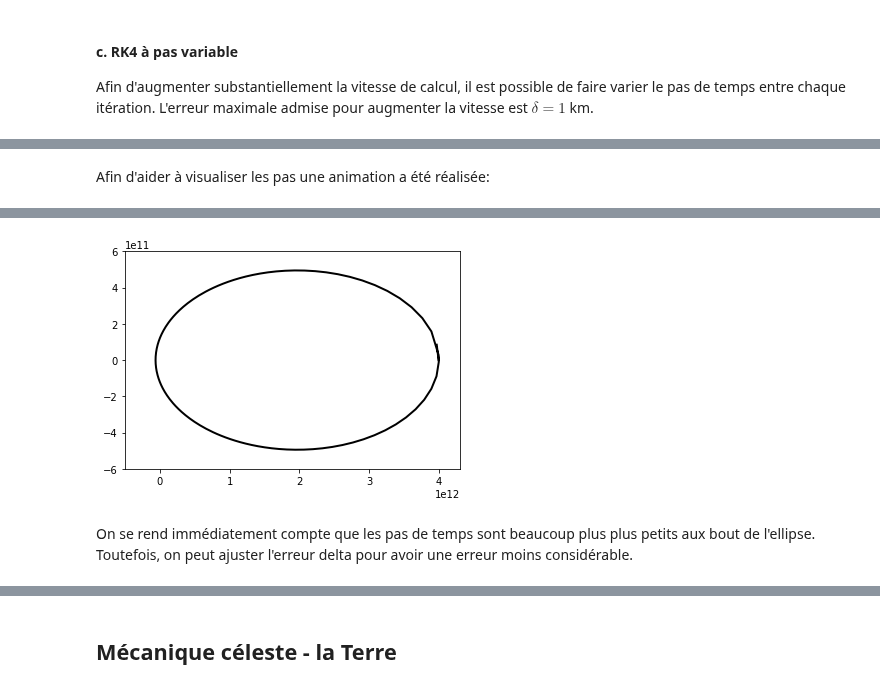
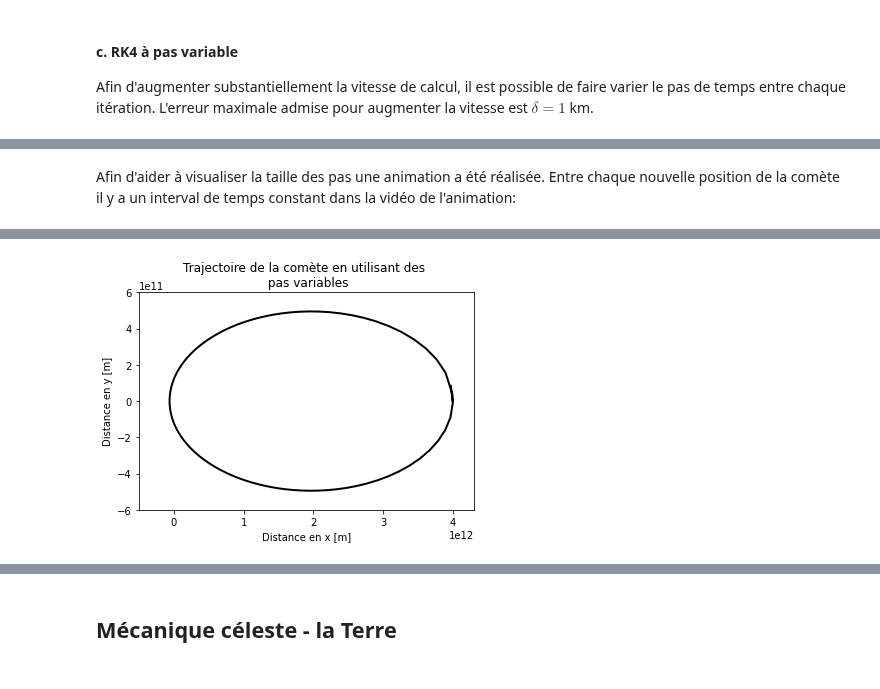
Before and after one commit to essheh/PHYZ_NUM, a Jupyter notebook: TP3/TP3_Boissinnot_Gaudreault_LessardH.ipynb, the cells around one changed output, grey strips where cells are left out. Saved outputs shown, nothing was run; the diff lists cells and outputs as text; code cells hidden in the pictures.

```diff
--- a/TP3/TP3_Boissinnot_Gaudreault_LessardH.ipynb
+++ b/TP3/TP3_Boissinnot_Gaudreault_LessardH.ipynb
@@ -85,7 +86,7 @@ def orbit_constant_step(x, y, v_x, v_y, t, h):
     param 6 h: h is the time step between each time value
     return: x_points, y_points and t_points, the x and y list of positions corresponding to the time of t_points
     """
-    t_points = np.arange(0, t, h) #The array of time values
+    t_points = np.arange(0, t+h, h) #The array of time values
     x_points = [] #The list of x positions values
     y_points = [] #The list of y positions values
     r = np.array([x, y, v_x, v_y]) #The vector of all coordinates
@@ -106,7 +107,7 @@ y = 0
 v_x = 0
 v_y = 1000*(365.2422*24*60*60) # [m/year]
 t = 100 #[year]
-h = 0.0008
+h = 0.004
 
 x_points, y_points, t_points = orbit_constant_step(x, y, v_x, v_y, t, h)
 
@@ -115,6 +116,10 @@ x_points, y_points, t_points = orbit_constant_step(x, y, v_x, v_y, t, h)
 plt.plot(x_points, y_points, color = "Black", label = "Trajectoire de la comète")
 plt.plot(x_points[-1], y_points[-1], color = "firebrick", label = "Position de la comète", marker='8', linestyle = 'None')
 plt.plot(0, 0, color = 'darkorange', marker='*', linestyle = 'None', label = "Position du Soleil")
+plt.xlabel("Distance en x [m]")
+plt.ylabel("Distance en y [m]")
+plt.title("Trajectoire de la comète ainsi que sa position \n après {} ans".format(t_points[-1]))
 plt.legend()
 plt.show()
+print("Le nombre de pas est: {}.".format(len(t_points)))
 # %% [output]
@@ -202,38 +230,59 @@ plt.show()
 # %% [markdown]
-Afin d'aider à visualiser les pas une animation a été réalisée:
+Afin d'aider à visualiser la taille des pas une animation a été réalisée. Entre chaque nouvelle position de la comète il y a un interval de temps constant dans la vidéo de l'animation:
 # %%
 ############## To run this you need to install ffmpeg ##############
 #Easiest way to install is to write in the Anaconda Prompt: "conda install -c conda-forge ffmpeg"
 
 %matplotlib inline
+
+#Parameters of the simulation
+
+delta = 1000 #[m]
+x = 4*10**12 #[m]
+y = 0
+v_x = 0
+v_y = 1000*(365.25*24*60*60) # [m/year]
+t = 50 #[year]
+h = 0.001
+
+x_points, y_points, t_points = orbit_variable_step(x, y, v_x, v_y, t, h, delta)
+
+
 x_data = []
 y_data = []
 
 fig, ax = plt.subplots()
 
-ax.set_xlim(( -0.5e12, 4.3e12))
+ax.set_xlim((-0.5e12, 4.3e12))
 ax.set_ylim((-6e11,6e11))
 
+
+
+
+
+
+
 line, = ax.plot([], [], lw=2, color ="black")
+ax.set_title("Trajectoire de la comète en utilisant des \n pas variables")
+ax.set(xlabel='Distance en x [m]', ylabel='Distance en y [m]')
 
 def init():
     line.set_data([], [])
     return (line,)
 
 # animation function.
 def animate(i):
     x = x_points[i]
     y = y_points[i]
     x_data.append(x)
     y_data.append(y)
     line.set_data(x_data, y_data)
     return (line,)
+
 # call the animator. blit=True means only re-draw the parts that have changed.
 anim = animation.FuncAnimation(fig, animate, init_func=init,
                                frames=len(t_points), interval= 50, blit=True)
 HTML(anim.to_html5_video())
 # %% [output]
 [interactive output not drawn]
-[figure, old version]
+[figure, new version]
-# %% [markdown]
-On se rend immédiatement compte que les pas de temps sont beaucoup plus plus petits aux bout de l'ellipse. Toutefois, on peut ajuster l'erreur delta pour avoir une erreur moins considérable.
```
Also changed, not shown: parts of 8 cells of this notebook, 1 other file.
